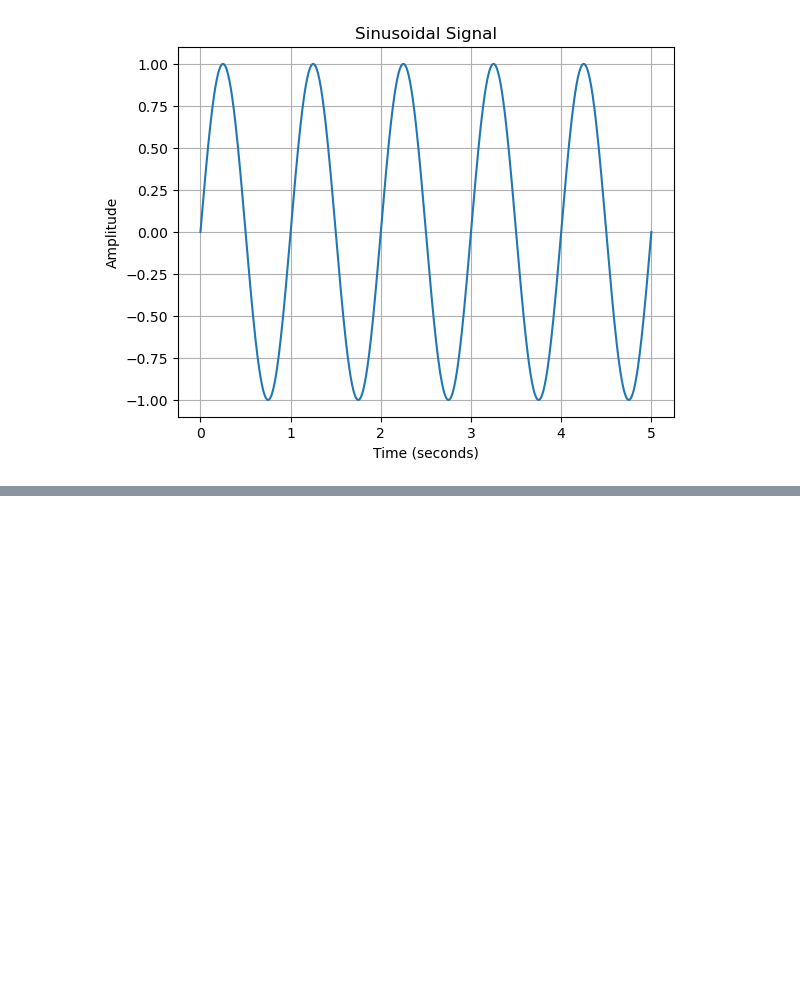
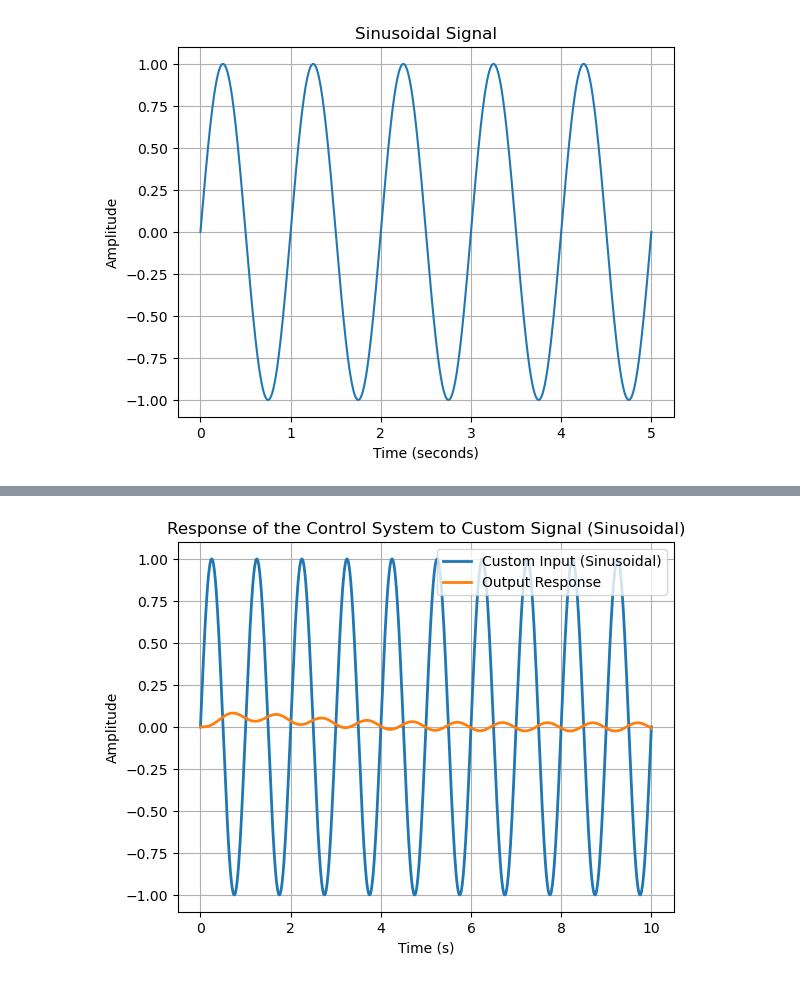
Before and after one commit to 2black0/python-control-laboratory, a Jupyter notebook: labsheet-python-ipynb/labsheet-02.ipynb, the cells around one changed output, grey strips where cells are left out. Cells and saved outputs as stored; diff of their text form; code cells hidden in the pictures; blank space fills up the shorter version.

```diff
--- a/labsheet-python-ipynb/labsheet-02.ipynb
+++ b/labsheet-python-ipynb/labsheet-02.ipynb
@@ -251,0 +309,19 @@ plt.show()
+# %%
+# Generate the custom input signal (example: sinusoidal signal)
+t_custom = np.linspace(0, 10, 1000)
+u_custom = np.sin(2 * np.pi * t_custom)
+
+# Calculate the output response of the control system to the custom signal
+t, y_custom = control.forced_response(sys, T=t_custom, U=u_custom)
+
+# Plot both the input and output on one canvas
+plt.plot(t_custom, u_custom, label='Custom Input (Sinusoidal)', linewidth=2)
+plt.plot(t, y_custom, label='Output Response', linewidth=2)
+plt.xlabel('Time (s)')
+plt.ylabel('Amplitude')
+plt.title('Response of the Control System to Custom Signal (Sinusoidal)')
+plt.legend()
+plt.grid(True)
+plt.show()
+# %% [output]
+[figure, added]
```
Also changed, not shown: parts of 6 cells of this notebook, 3 other files.
